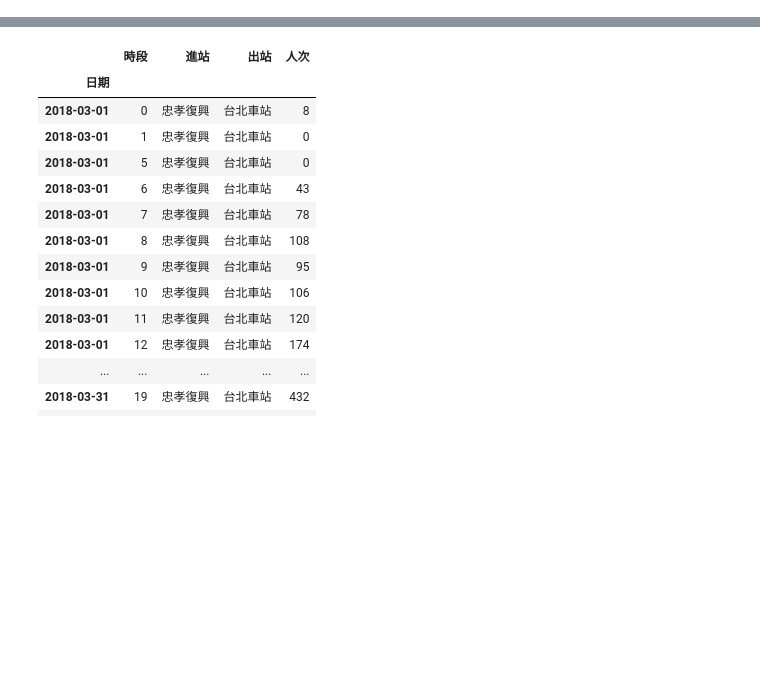
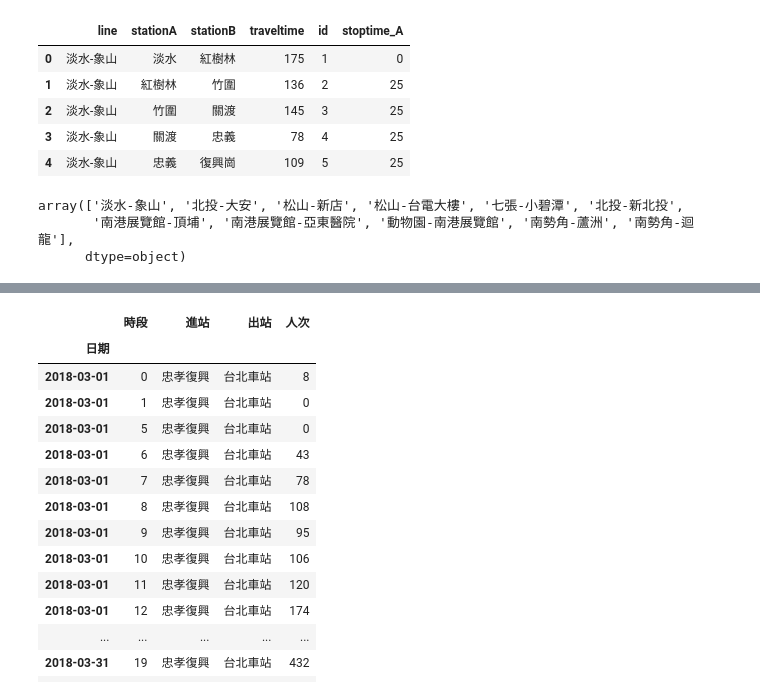
Before and after one commit to ywnch/taipei-metro, a Jupyter notebook: tpemetro.ipynb, the cells around one changed output, grey strips where cells are left out. Saved outputs shown, nothing was run; the diff lists cells and outputs as text; code cells hidden in the pictures; blank space fills up the shorter version.

```diff
--- a/tpemetro.ipynb
+++ b/tpemetro.ipynb
@@ -2,0 +10,3 @@ import pandas as pd
+# %%
+df = pd.read_csv("taipei-metro-link-travel-time.csv")
+df.head()
@@ -2,0 +20,20 @@ import pandas as pd
+# %%
+# remove redundant characters
+df["stationA"] = df["stationA"].str.replace("捷運", "")
+df["stationA"] = df["stationA"].str.replace("站", "")
+df["stationB"] = df["stationB"].str.replace("捷運", "")
+df["stationB"] = df["stationB"].str.replace("站", "")
+df.head()
+# %% [output]
+|  | line | stationA | stationB | traveltime | id | stoptime_A |
+| 0 | 淡水-象山 | 淡水 | 紅樹林 | 175 | 1 | 0 |
+| 1 | 淡水-象山 | 紅樹林 | 竹圍 | 136 | 2 | 25 |
+| 2 | 淡水-象山 | 竹圍 | 關渡 | 145 | 3 | 25 |
+| 3 | 淡水-象山 | 關渡 | 忠義 | 78 | 4 | 25 |
+| 4 | 淡水-象山 | 忠義 | 復興崗 | 109 | 5 | 25 |
+# %%
+df.line.unique()
+# %% [output]
+array(['淡水-象山', '北投-大安', '松山-新店', '松山-台電大樓', '七張-小碧潭', '北投-新北投',
+       '南港展覽館-頂埔', '南港展覽館-亞東醫院', '動物園-南港展覽館', '南勢角-蘆洲', '南勢角-迴龍'],
+      dtype=object)
```
Also changed, not shown: parts of 16 cells of this notebook, 2 other files.
